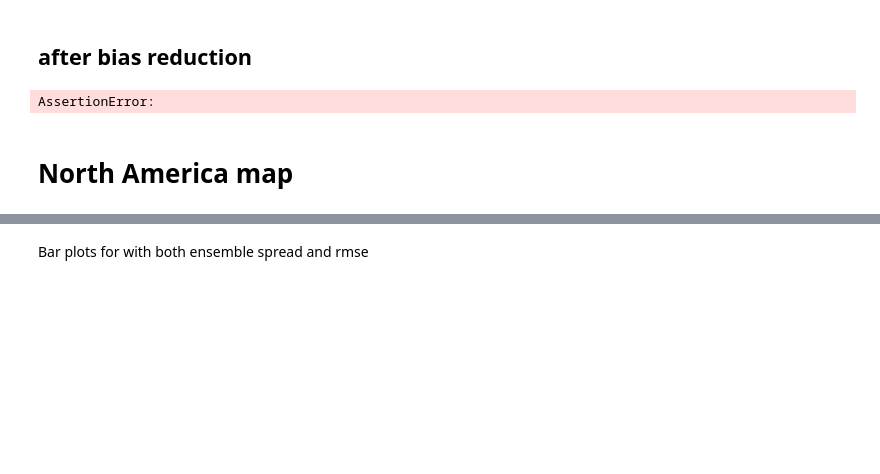
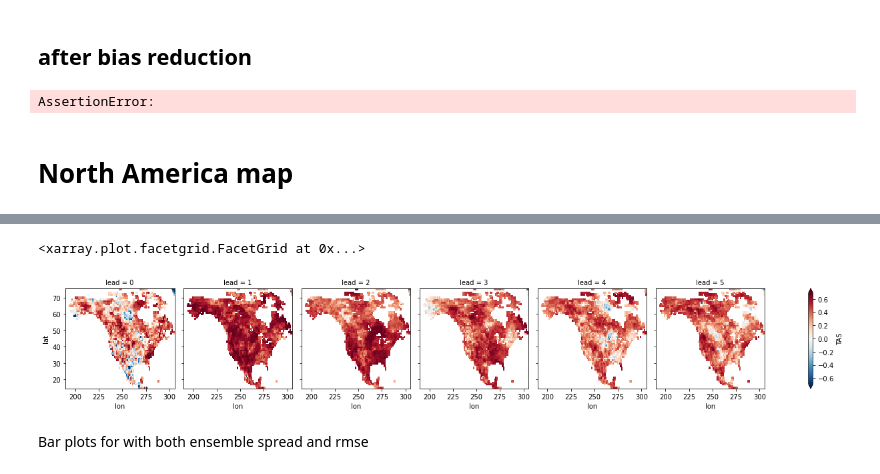
Before and after one commit to judithberner/climpred_CESM1_S2S, a Jupyter notebook: rpss.ipynb, the cells around one changed output, grey strips where cells are left out. Drawn from its saved outputs; the diff is of its cells as text; code cells hidden in the pictures; blank space fills up the shorter version.

```diff
--- a/rpss.ipynb
+++ b/rpss.ipynb
@@ -245,3 +246,8 @@ rpss[v].plot(col='lead',row='skill', robust=True)
+# %%
+rpss[v].plot(col='lead', robust=True)
+# %% [output]
+<xarray.plot.facetgrid.FacetGrid at 0x...>
+[figure, added]
 # %%
 # Will imeplemnt here later (Abby's code)
 if metric=="rps":
```
Also changed, not shown: parts of 6 cells of this notebook.
